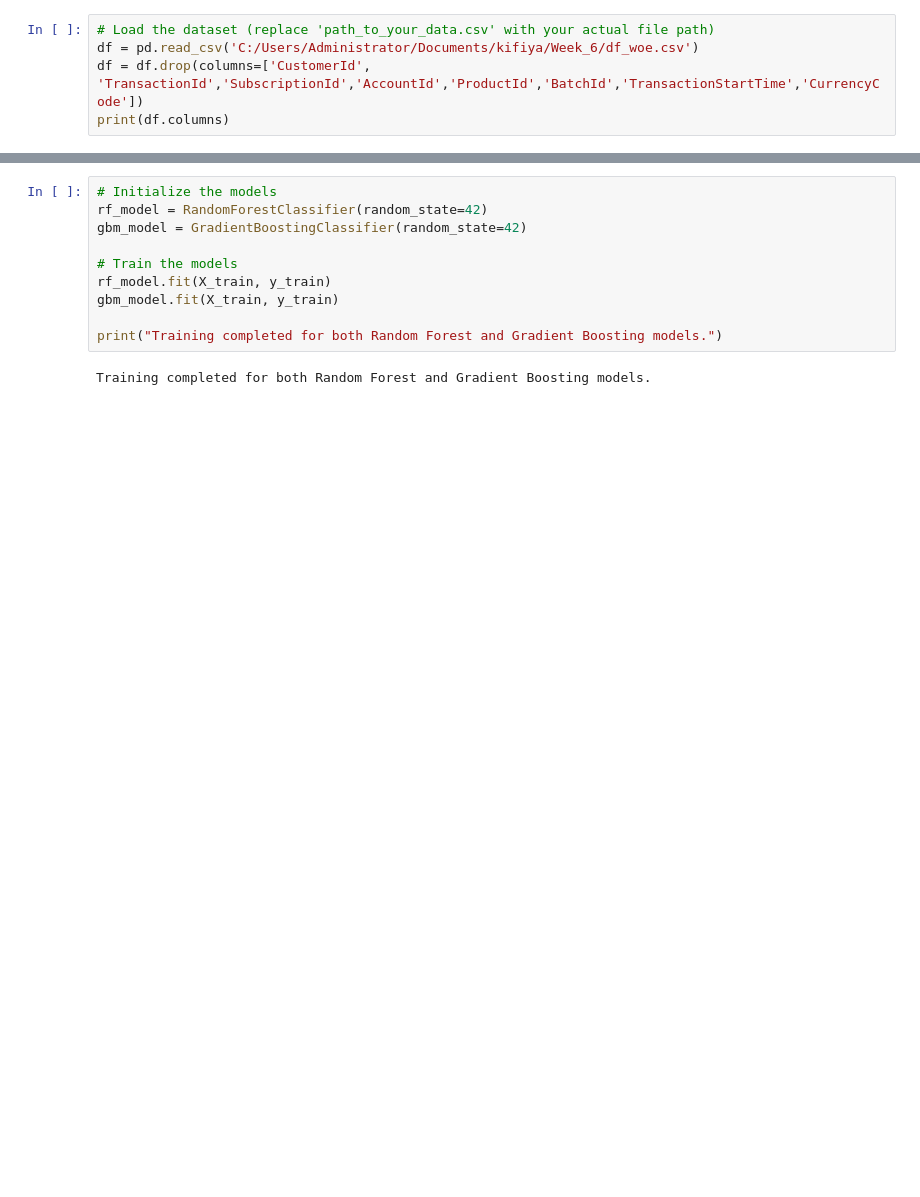
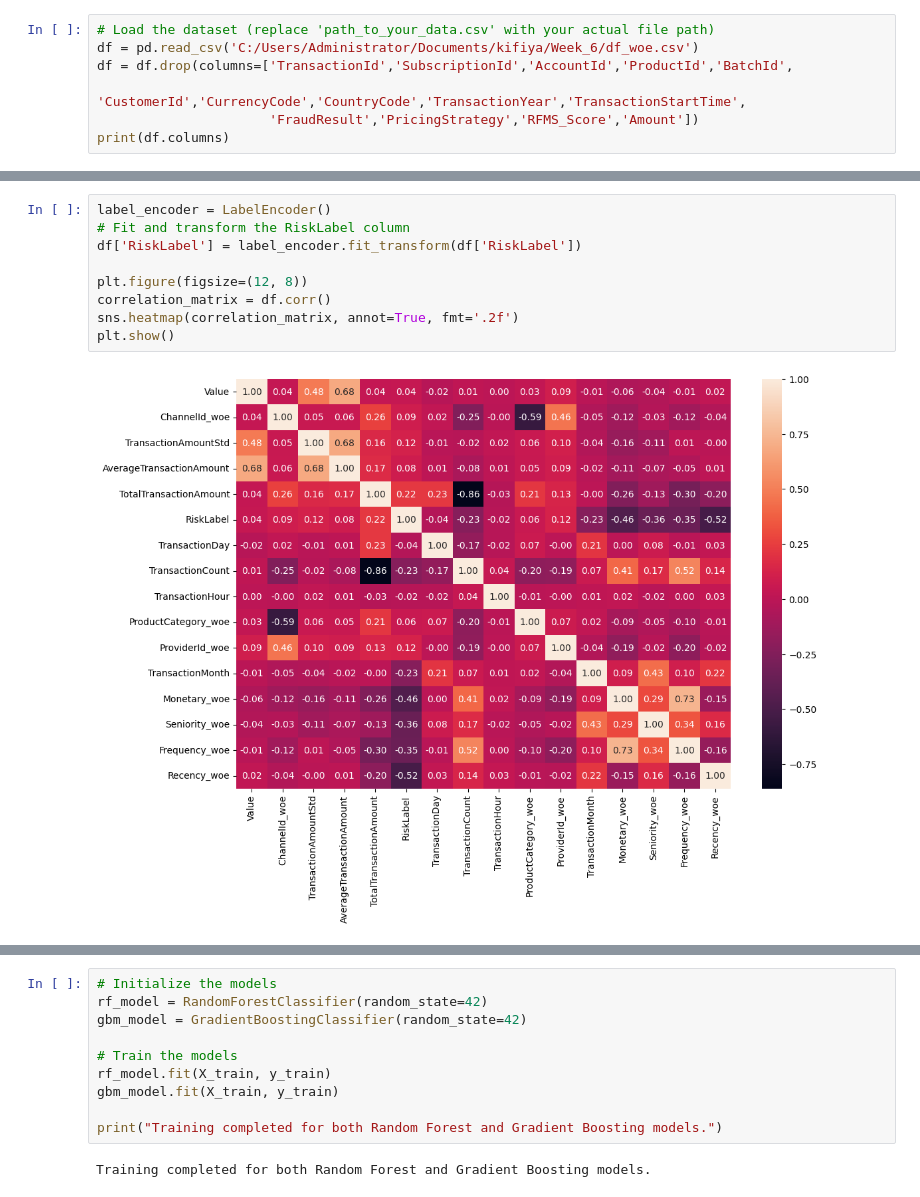
Before and after one commit to yohannestayez/Credit-Scoring-Model, a Jupyter notebook: notebooks/Modelling.ipynb, the cells around one changed output, grey strips where cells are left out. Cells and saved outputs as stored; diff of their text form; blank space fills up the shorter version.

```diff
--- a/notebooks/Modelling.ipynb
+++ b/notebooks/Modelling.ipynb
@@ -11,6 +13,8 @@ import numpy as np
 # %%
 # Load the dataset (replace 'path_to_your_data.csv' with your actual file path)
 df = pd.read_csv('C:/Users/Administrator/Documents/kifiya/Week_6/df_woe.csv')
-df = df.drop(columns=['CustomerId', 'TransactionId','SubscriptionId','AccountId','ProductId','BatchId','TransactionStartTime','CurrencyCode'])
+df = df.drop(columns=['TransactionId','SubscriptionId','AccountId','ProductId','BatchId',
+                      'CustomerId','CurrencyCode','CountryCode','TransactionYear','TransactionStartTime',
+                      'FraudResult','PricingStrategy','RFMS_Score','Amount'])
 print(df.columns)
 # %% [output]
@@ -23,0 +36,11 @@ Index(['TransactionYear', 'Value', 'ChannelId_woe', 'TransactionAmountStd',
+# %%
+label_encoder = LabelEncoder()
+# Fit and transform the RiskLabel column
+df['RiskLabel'] = label_encoder.fit_transform(df['RiskLabel'])
+
+plt.figure(figsize=(12, 8))
+correlation_matrix = df.corr()
+sns.heatmap(correlation_matrix, annot=True, fmt='.2f')
+plt.show()
+# %% [output]
+[figure, added]
```
Also changed, not shown: parts of 16 cells of this notebook, 2 other files.
